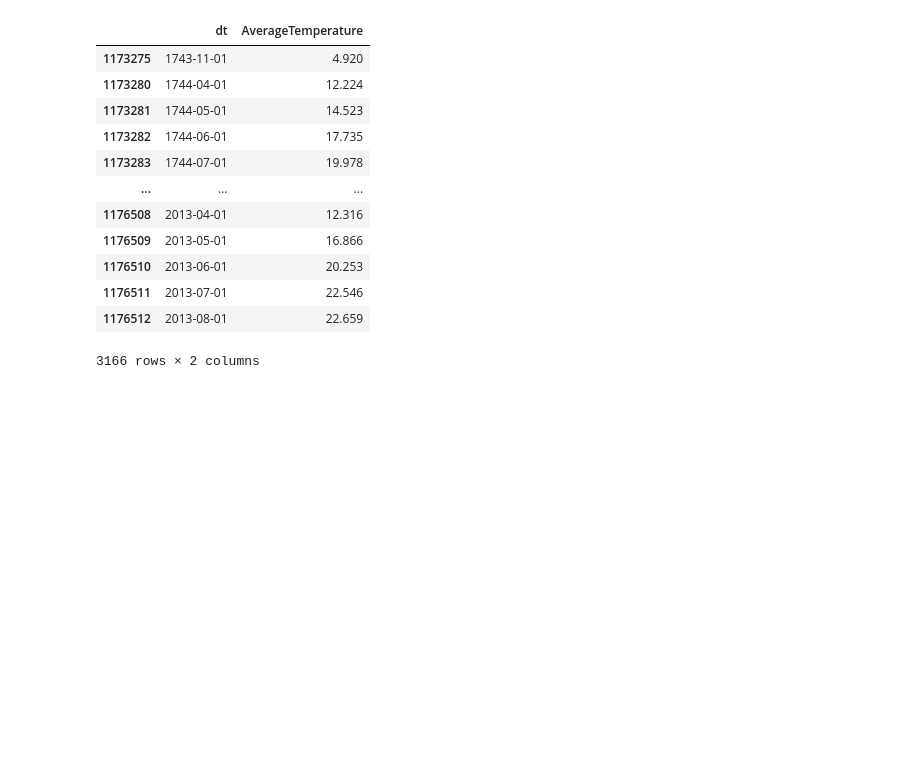
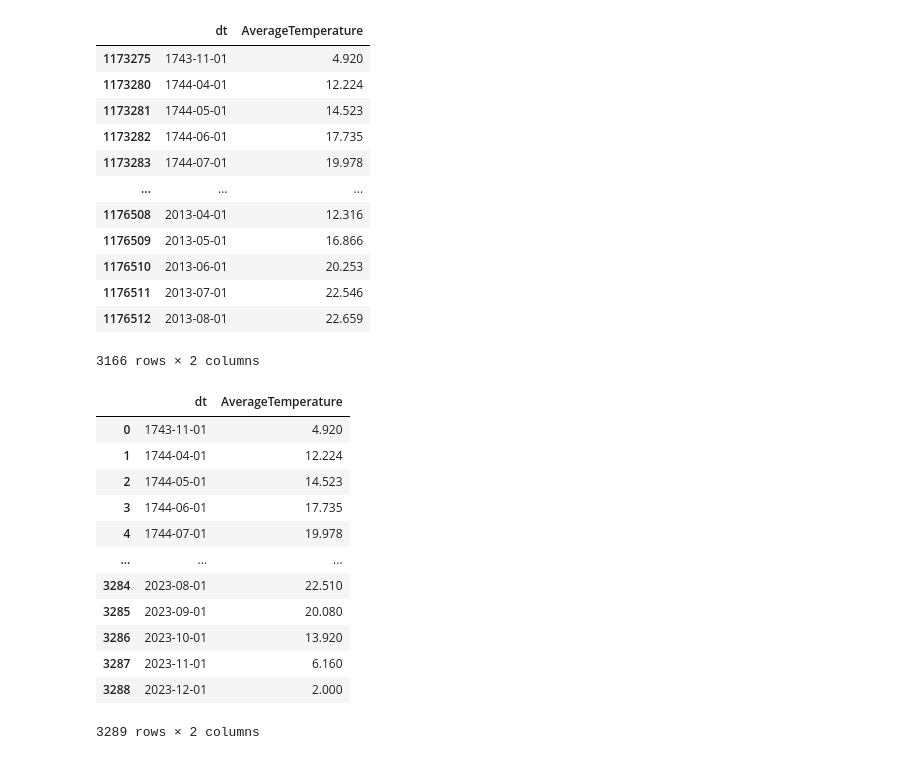
Before and after one commit to supernauth/Is-Climate-Change-Real-, a Jupyter notebook: rising_temperatures.ipynb, the cells around one changed output. Saved outputs shown, nothing was run; the diff lists cells and outputs as text; code cells hidden in the pictures; blank space fills up the shorter version.

```diff
--- a/rising_temperatures.ipynb
+++ b/rising_temperatures.ipynb
@@ -190,0 +194,17 @@ budapest_data.to_csv("datasets/budapest_data.csv", index=False)
+# %%
+bp_concat = pd.concat([budapest_data, df_bp_2], ignore_index=True)
+bp_concat
+# %% [output]
+|  | dt | AverageTemperature |
+| 0 | 1743-11-01 | 4.920 |
+| 1 | 1744-04-01 | 12.224 |
+| 2 | 1744-05-01 | 14.523 |
+| 3 | 1744-06-01 | 17.735 |
+| 4 | 1744-07-01 | 19.978 |
+| ... | ... | ... |
+| 3284 | 2023-08-01 | 22.510 |
+| 3285 | 2023-09-01 | 20.080 |
+| 3286 | 2023-10-01 | 13.920 |
+| 3287 | 2023-11-01 | 6.160 |
+| 3288 | 2023-12-01 | 2.000 |
+3289 rows × 2 columns
```
Also changed, not shown: parts of 3 cells of this notebook, 1 other file.
